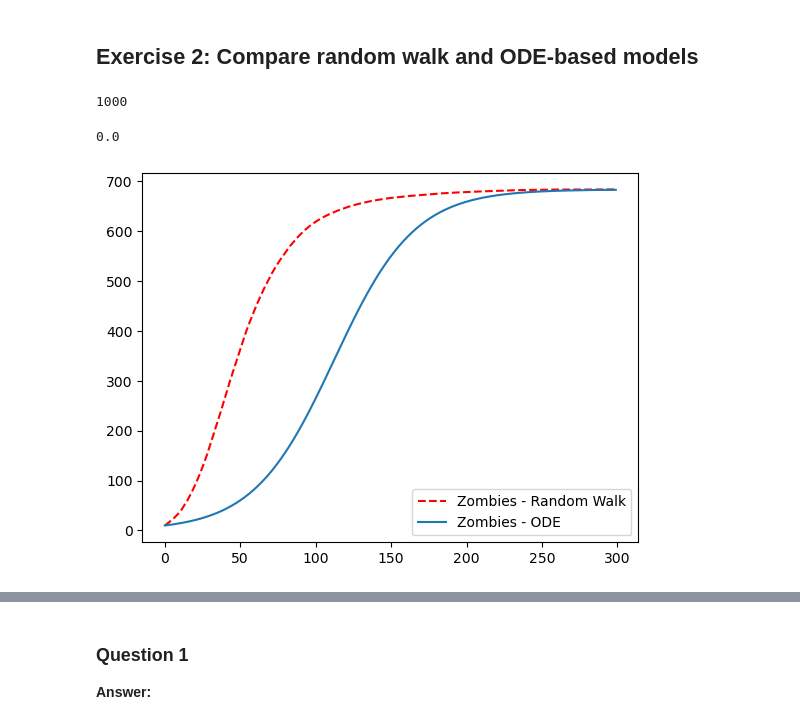
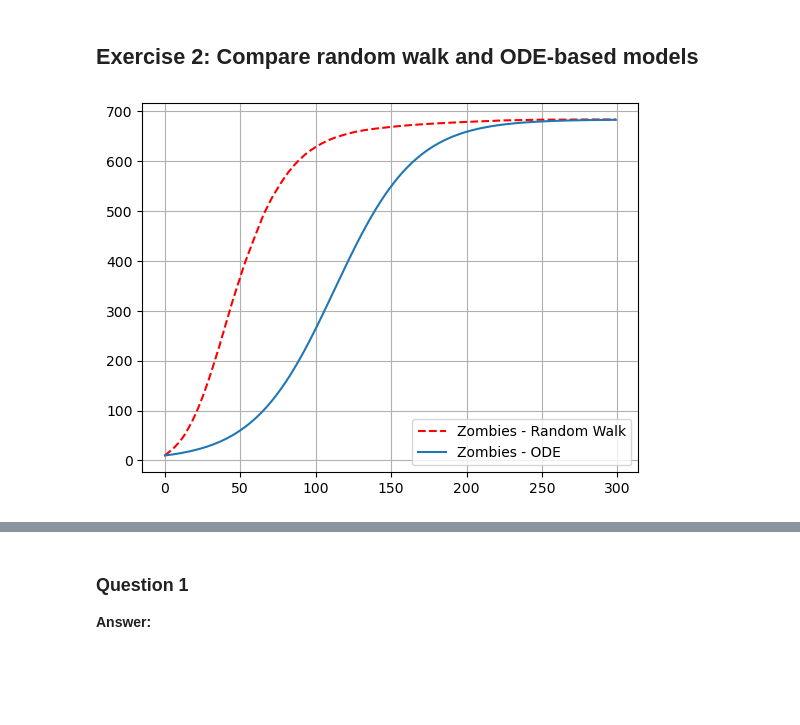
Before and after one commit to MOD510-2023/Project-4, a Jupyter notebook: project4.ipynb, the cells around one changed output, grey strips where cells are left out. Cells and saved outputs as stored; diff of their text form; code cells hidden in the pictures; blank space fills up the shorter version.

```diff
--- a/project4.ipynb
+++ b/project4.ipynb
@@ -254,3 +252,20 @@ class RandomWalkEpidemicSimulator:
 ## Exercise 1: Random walk SZ-model
 # %% [markdown]
 Check the class
+# %%
+def record_humans_zombies_deads(simulations, timesteps, z_init, p = 0.0, N = 683):
+    Record_Array_Humans = []
+    Record_Array_Zombies = []
+    Record_Array_Deads = []
+
+    for n in range(simulations): # run n simulations
+        r683 = RandomWalkEpidemicSimulator(N, z_init, 50, 50, 0.9, p)
+        r683.run(timesteps)
+        Record_Array_Humans.append(r683.record_humans)
+        Record_Array_Zombies.append(r683.record_zombies)
+        Record_Array_Deads.append(r683.record_deads)
+    Record_Array_Humans = np.array(Record_Array_Humans)
+    Record_Array_Zombies = np.array(Record_Array_Zombies)
+    Record_Array_Deads = np.array(Record_Array_Deads)
+
+    return Record_Array_Humans, Record_Array_Zombies, Record_Array_Deads
@@ -326,0 +304,2 @@ plt.grid()
+# %%
+h10, z10, r10 = record_humans_zombies_deads(100, 300, 10)
@@ -330,12 +313,6 @@ plt.grid()
 <!---->
 # %% [markdown]
 ## Exercise 2: Compare random walk and ODE-based models
-# %%
-a = np.arange(1, 10, 2)
-b = np.linspace(0, 10, 1000)
-print(b.size)
-# %% [output]
-1000
 # %%
 class ODE:
     def __init__(
@@ -344,6 +321,7 @@ class ODE:
             Z_init,
             Sn,
             Zn,
+            Rn,
             time = 300
             ):
 
@@ -357,27 +335,39 @@ class ODE:
         self.Sn = Sn[:, 1:]
         self.Sn_1 = Sn[:, :-1]
 
+        self.Rn = Rn[:, 1:]
+        self.Rn_1 = Rn[:, :-1]
+
         self.beta = - ((self.Sn - self.Sn_1)*self.N) / ((self.Sn+1)*self.Zn)
         self.betamedian = np.median(self.beta) # median for the beta
-        #self.betamedian = np.median(self.beta[:, :150]) # median for the beta
         self.betamean = np.mean(self.beta) # mean for the beta
-        #self.betamean = np.mean(self.beta[:, 0:150]) # mean for the beta
+
+        self.tau = (self.Rn - self.Rn_1)/(self.Zn)
+        self.taumean = np.mean(self.tau) # mean for the tau
 
 
-    def analytical(self, t):
+    def Z(self, t):
         S0 = self.N - self.Z_init
         Z0 = self.Z_init
 
         return self.N / (1 + (S0/Z0)*np.exp(-self.betamean*t))
 
+    def dR(self, t):
+        return (1/self.taumean + 1) * self.Z(t)
+
     def plot(self):
-        plt.plot(self.time, self.analytical(self.time), label = "Zombies - ODE")
+        plt.plot(self.time, self.Z(self.time), label = "Zombies - ODE")
+
+    def plot_R(self):
+        plt.plot(self.time, self.dR(self.time), label = "Dead - ODE")
 # %%
-ode = ODE(683, 10, Record_Array_Humans_10, Record_Array_Zombies_10)
+zx_10 = np.arange(np.shape(z10)[1])
+zmean_10 = np.mean(z10, 0) # Mean
+
+ode = ODE(683, 10, h10, z10, r10)
 plt.plot(zx_10, zmean_10, color = "red", linestyle = "--", label = "Zombies - Random Walk") # plot the random walk
 ode.plot() # plot the analytical
 plt.legend()
-print(ode.betamedian)
+plt.grid()
 # %% [output]
-0.0
-[figure, old version]
+[figure, new version]
```
Also changed, not shown: parts of 18 cells of this notebook.
